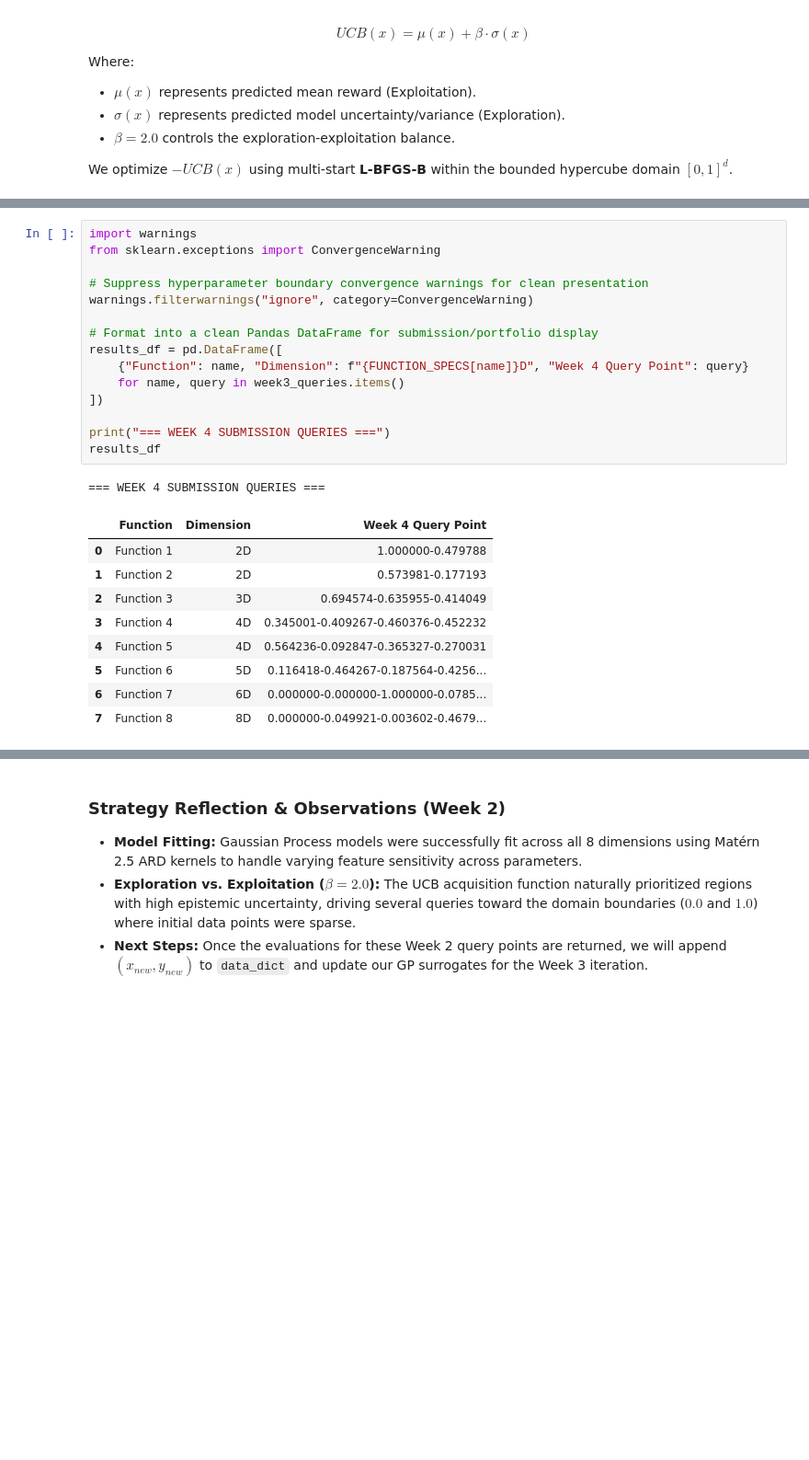
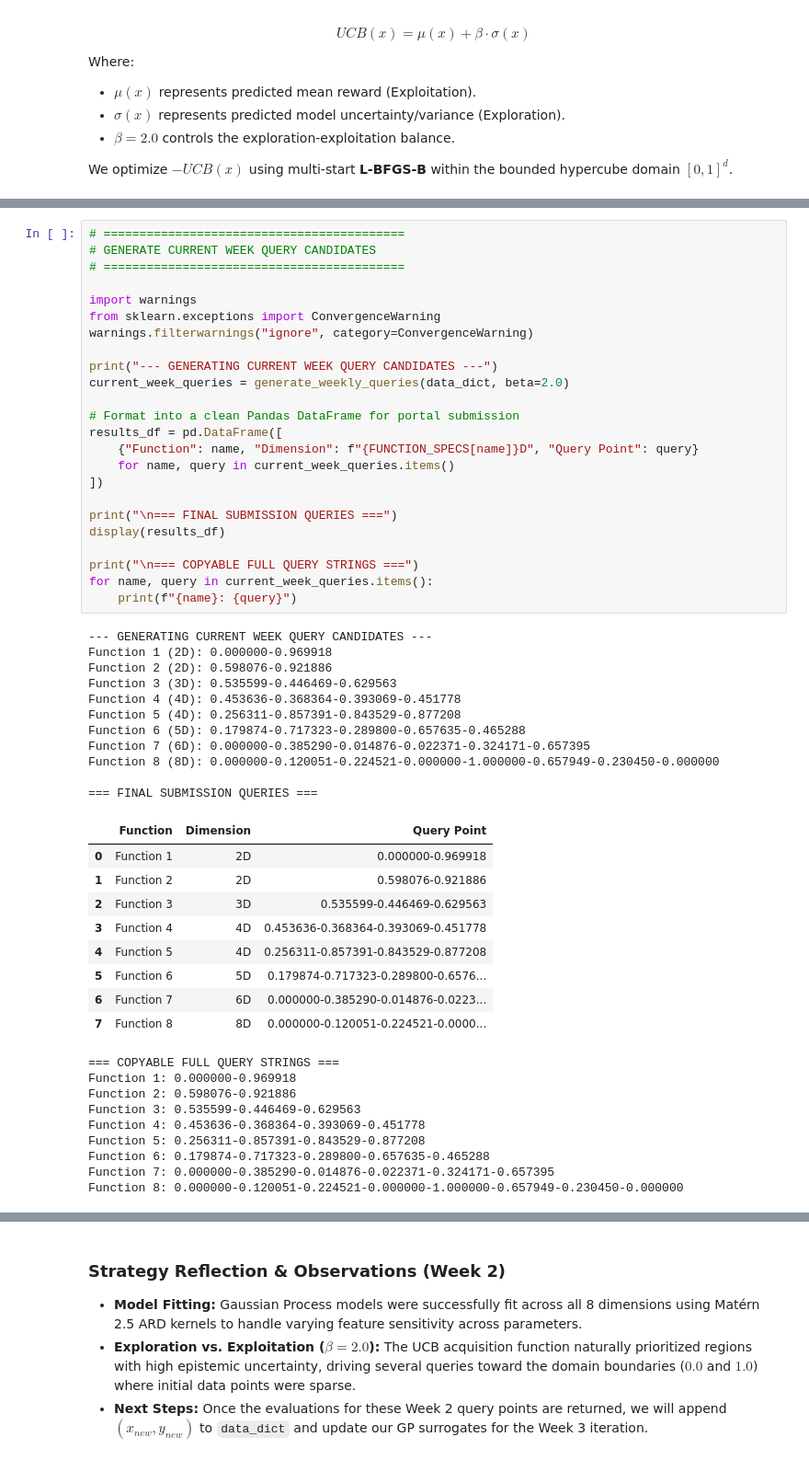
Before and after one commit to Kalyan180655/bayesian-optimization-capstone, a Jupyter notebook: Bayesian_Optimization_Capstone_Master.ipynb, the cells around one changed output, grey strips where cells are left out. Shown at 92% size. Cells and saved outputs as stored; diff of their text form; blank space fills up the shorter version.

```diff
--- a/Bayesian_Optimization_Capstone_Master.ipynb
+++ b/Bayesian_Optimization_Capstone_Master.ipynb
@@ -312,26 +380,54 @@ Function 8 (8D): 0.000000-0.049921-0.003602-0.467937-1.000000-0.720675-0.169949-
 # %%
+# ==========================================
+# GENERATE CURRENT WEEK QUERY CANDIDATES
+# ==========================================
+
 import warnings
 from sklearn.exceptions import ConvergenceWarning
-
-# Suppress hyperparameter boundary convergence warnings for clean presentation
 warnings.filterwarnings("ignore", category=ConvergenceWarning)
 
-# Format into a clean Pandas DataFrame for submission/portfolio display
+print("--- GENERATING CURRENT WEEK QUERY CANDIDATES ---")
+current_week_queries = generate_weekly_queries(data_dict, beta=2.0)
+
+# Format into a clean Pandas DataFrame for portal submission
 results_df = pd.DataFrame([
-    {"Function": name, "Dimension": f"{FUNCTION_SPECS[name]}D", "Week 4 Query Point": query}
-    for name, query in week3_queries.items()
+    {"Function": name, "Dimension": f"{FUNCTION_SPECS[name]}D", "Query Point": query}
+    for name, query in current_week_queries.items()
 ])
 
-print("=== WEEK 4 SUBMISSION QUERIES ===")
-results_df
+print("\n=== FINAL SUBMISSION QUERIES ===")
+display(results_df)
+
+print("\n=== COPYABLE FULL QUERY STRINGS ===")
+for name, query in current_week_queries.items():
+    print(f"{name}: {query}")
 # %% [output]
-=== WEEK 4 SUBMISSION QUERIES ===
+--- GENERATING CURRENT WEEK QUERY CANDIDATES ---
+Function 1 (2D): 0.000000-0.969918
+Function 2 (2D): 0.598076-0.921886
+Function 3 (3D): 0.535599-0.446469-0.629563
+Function 4 (4D): 0.453636-0.368364-0.393069-0.451778
+Function 5 (4D): 0.256311-0.857391-0.843529-0.877208
+Function 6 (5D): 0.179874-0.717323-0.289800-0.657635-0.465288
+Function 7 (6D): 0.000000-0.385290-0.014876-0.022371-0.324171-0.657395
+Function 8 (8D): 0.000000-0.120051-0.224521-0.000000-1.000000-0.657949-0.230450-0.000000
+
+=== FINAL SUBMISSION QUERIES ===
-|  | Function | Dimension | Week 4 Query Point |
-| 0 | Function 1 | 2D | 1.000000-0.479788 |
-| 1 | Function 2 | 2D | 0.573981-0.177193 |
-| 2 | Function 3 | 3D | 0.694574-0.635955-0.414049 |
-| 3 | Function 4 | 4D | 0.345001-0.409267-0.460376-0.452232 |
-| 4 | Function 5 | 4D | 0.564236-0.092847-0.365327-0.270031 |
-| 5 | Function 6 | 5D | 0.116418-0.464267-0.187564-0.4256... |
-| 6 | Function 7 | 6D | 0.000000-0.000000-1.000000-0.0785... |
-| 7 | Function 8 | 8D | 0.000000-0.049921-0.003602-0.4679... |
+|  | Function | Dimension | Query Point |
+| 0 | Function 1 | 2D | 0.000000-0.969918 |
+| 1 | Function 2 | 2D | 0.598076-0.921886 |
+| 2 | Function 3 | 3D | 0.535599-0.446469-0.629563 |
+| 3 | Function 4 | 4D | 0.453636-0.368364-0.393069-0.451778 |
+| 4 | Function 5 | 4D | 0.256311-0.857391-0.843529-0.877208 |
+| 5 | Function 6 | 5D | 0.179874-0.717323-0.289800-0.6576... |
+| 6 | Function 7 | 6D | 0.000000-0.385290-0.014876-0.0223... |
+| 7 | Function 8 | 8D | 0.000000-0.120051-0.224521-0.0000... |
+=== COPYABLE FULL QUERY STRINGS ===
+Function 1: 0.000000-0.969918
+Function 2: 0.598076-0.921886
+Function 3: 0.535599-0.446469-0.629563
+Function 4: 0.453636-0.368364-0.393069-0.451778
+Function 5: 0.256311-0.857391-0.843529-0.877208
+Function 6: 0.179874-0.717323-0.289800-0.657635-0.465288
+Function 7: 0.000000-0.385290-0.014876-0.022371-0.324171-0.657395
+Function 8: 0.000000-0.120051-0.224521-0.000000-1.000000-0.657949-0.230450-0.000000
```
Also changed, not shown: parts of 4 cells of this notebook.
